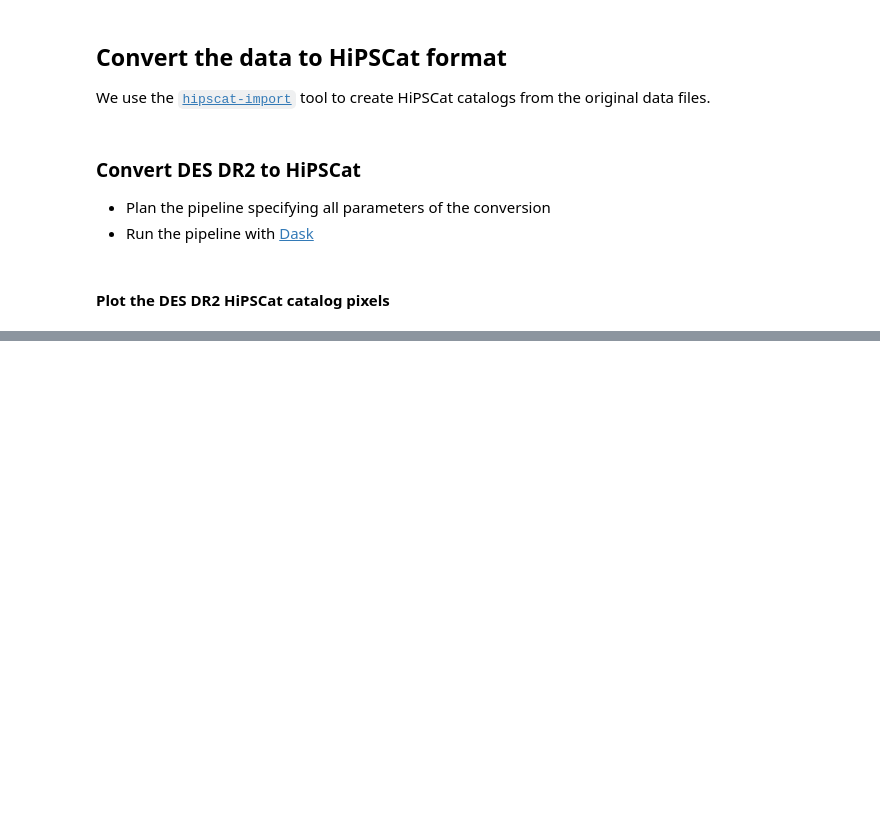
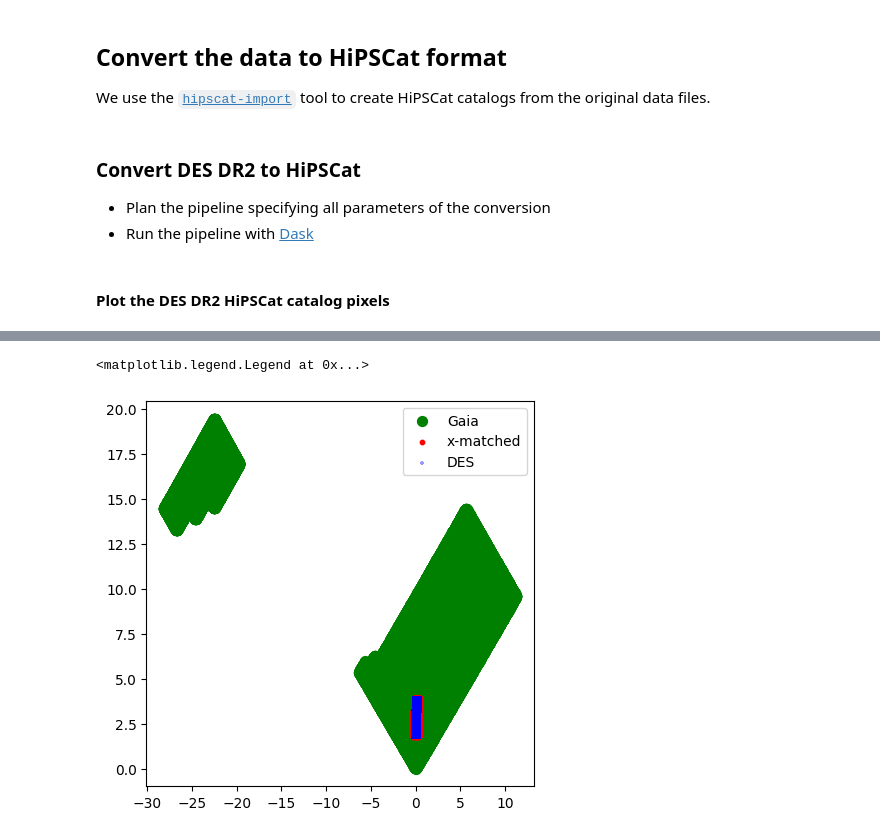
Before and after one commit to ykwang1/lsdb, a Jupyter notebook: docs/notebooks/des-gaia.ipynb, the cells around one changed output, grey strips where cells are left out. Saved outputs shown, nothing was run; the diff lists cells and outputs as text; code cells hidden in the pictures; blank space fills up the shorter version.

```diff
--- a/docs/notebooks/des-gaia.ipynb
+++ b/docs/notebooks/des-gaia.ipynb
@@ -178,0 +210,16 @@ with Client() as client:
+# %%
+des_catalog = lsdb.read_hipscat(DES_HIPSCAT_DIR)
+gaia_catalog = lsdb.read_hipscat(GAIA_HIPSCAT_DIR)
+xmatched = des_catalog.crossmatch(
+    gaia_catalog,
+    # Up to 1 arcsec distance, it is the default
+    radius_arcsec=1.0,
+    # Single closest object, it is the default
+    n_neighbors=1,
+    # Default would be to use names of the HiPSCat catalogs
+    suffixes=("_des", "_gaia"),
+)
+
+display(des_catalog)
+display(gaia_catalog)
+display(xmatched)
@@ -178,0 +262,24 @@ with Client() as client:
+# %%
+ra_range = [0.0, 0.1]
+dec_range = [2.45, 2.55]
+
+des_box = des_catalog.box(ra=ra_range, dec=dec_range).compute()
+gaia_box = gaia_catalog.box(ra=ra_range, dec=dec_range).compute()
+xmatch_box = xmatched.box(ra=ra_range, dec=dec_range).compute()
+
+des_box = des_catalog.compute()
+gaia_box = gaia_catalog.compute()
+xmatch_box = xmatched.compute()
+
+ra_des = np.where(des_box["RA"] > 180, des_box["RA"] - 360, des_box["RA"])
+ra_gaia = np.where(gaia_box["ra"] > 180, gaia_box["ra"] - 360, gaia_box["ra"])
+ra_x_gaia = np.where(xmatch_box["ra_gaia"] > 180, xmatch_box["ra_gaia"] - 360, xmatch_box["ra_gaia"])
+
+plt.figure(figsize=(5, 5))
+plt.scatter(ra_gaia, gaia_box["dec"], s=50, alpha=1.0, color="green", label="Gaia")
+plt.scatter(ra_x_gaia, xmatch_box["dec_gaia"], s=10, alpha=1.0, color="red", label="x-matched")
+plt.scatter(ra_des, des_box["DEC"], s=10, alpha=0.4, marker="+", color="blue", label="DES")
+plt.legend()
+# %% [output]
+<matplotlib.legend.Legend at 0x...>
+[figure, added]
```
Also changed, not shown: parts of 15 cells of this notebook.
